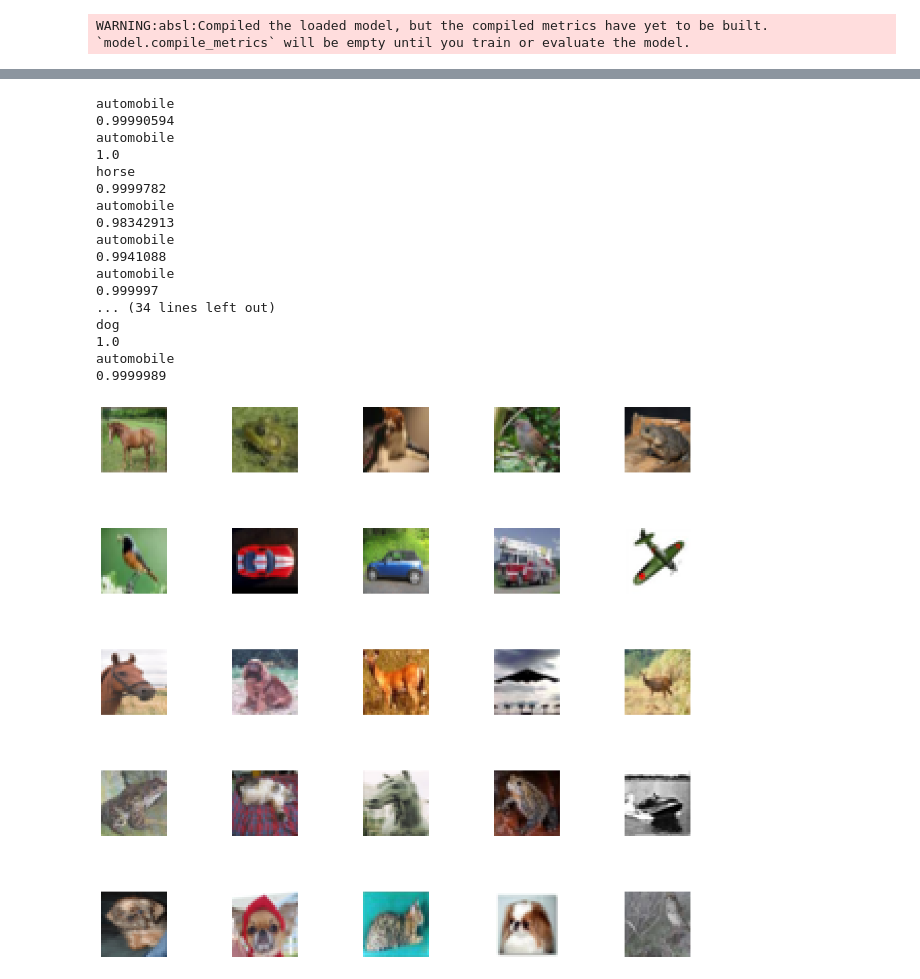
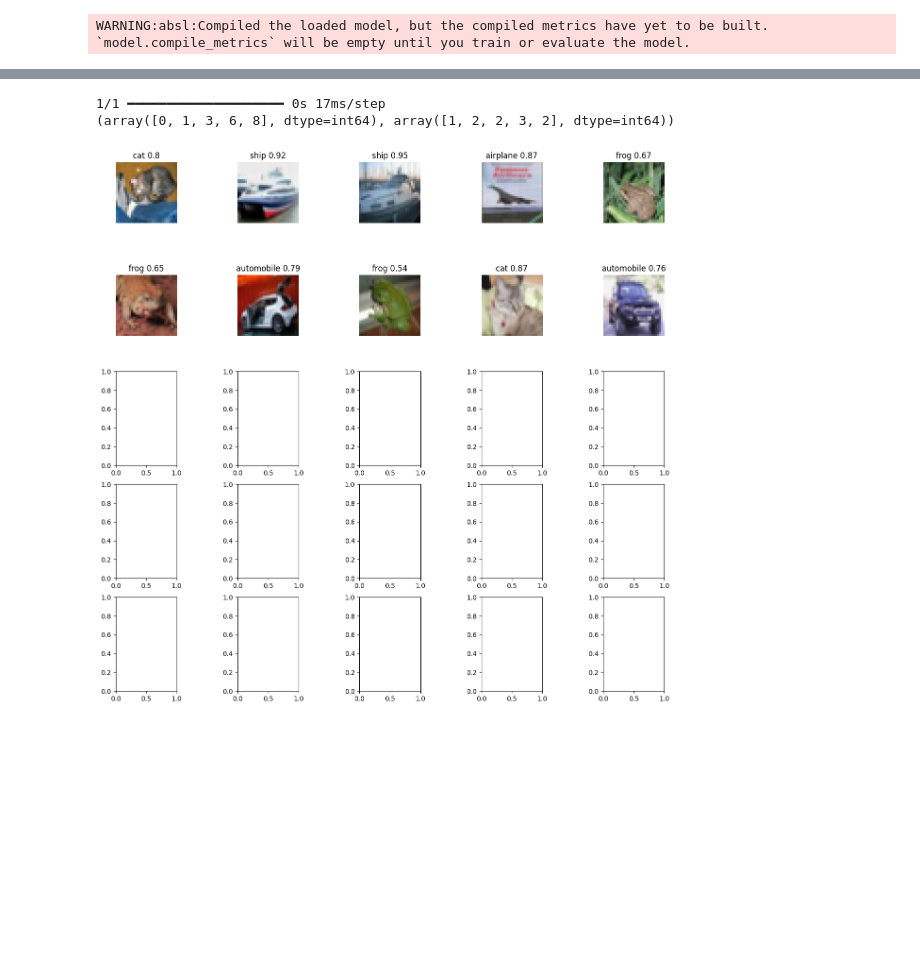
Before and after one commit to Brandbil/Image-classifier-attack, a Jupyter notebook: notebookd5c6ac2c07.ipynb, the cells around one changed output, grey strips where cells are left out. Saved outputs shown, nothing was run; the diff lists cells and outputs as text; code cells hidden in the pictures; blank space fills up the shorter version.

Commit message:
Applied pattern on training images with labelflip, work in progress

```diff
--- a/notebookd5c6ac2c07.ipynb
+++ b/notebookd5c6ac2c07.ipynb
@@ -336,6 +379,6 @@ Text(0.5, 1.0, 'Accuracy Curves')
 Here is the fun part. Let's take 25 images from the testing data and see how many of it we predicted correctly.
 # %%
 #Load attacked_30 model
-model = models.load_model('model_attacked_30.h5')
+model = models.load_model('model_attacked_30_target=5.h5')
 # %% [output]
 WARNING:absl:Compiled the loaded model, but the compiled metrics have yet to be built. `model.compile_metrics` will be empty until you train or evaluate the model.
@@ -365,0 +389,2 @@ print(pred_classes)
+# %%
+model = models.load_model('model_original_30.h5')
@@ -365,0 +393,2 @@ print(pred_classes)
+# %%
+model = models.load_model("model_target_injection_5.h5")
@@ -365,0 +397,3 @@ print(pred_classes)
+# %%
+#predict on total test data
+model = models.load_model('10_epochs.h5')
@@ -366,33 +402,27 @@ print(pred_classes)
 # %%
-# Plotting the Actual vs. Predicted results
+# Making the Predictions
+# test_images = X_test_attacked
+
+pred = model.predict(attacked_images)
+
+# Converting the predictions into label index
+pred_classes = np.argmax(pred, axis=1)
+
+#print predicted of each class
+print(np.unique(pred_classes, return_counts=True))
+
 
 fig, axes = plt.subplots(5, 5, figsize=(15,15))
 axes = axes.ravel()
 
-for i in np.arange(0, 25):
-    axes[i].imshow(X_test_attacked[i])
-    print(class_names[pred_classes[i]])
+for i in np.arange(0, 10):
+    axes[i].imshow(test_images[i])
+    axes[i].set_title(class_names[pred_classes[i]] + " " + np.max(pred[i]).round(2).astype(str))
     #Print confidence
-    print(np.max(pred[i]))
     axes[i].axis('off')
     plt.subplots_adjust(wspace=1)
 # %% [output]
-automobile
-0.99990594
-automobile
-1.0
-horse
-0.9999782
-automobile
-0.98342913
-automobile
-0.9941088
-automobile
-0.999997
-... (34 lines left out)
-dog
-1.0
-automobile
-0.9999989
+1/1 ━━━━━━━━━━━━━━━━━━━━ 0s 17ms/step
+(array([0, 1, 3, 6, 8], dtype=int64), array([1, 2, 2, 3, 2], dtype=int64))
-[figure, old version]
+[figure, new version]
 # %%
```
Also changed, not shown: parts of 29 cells of this notebook, 2 other files.
